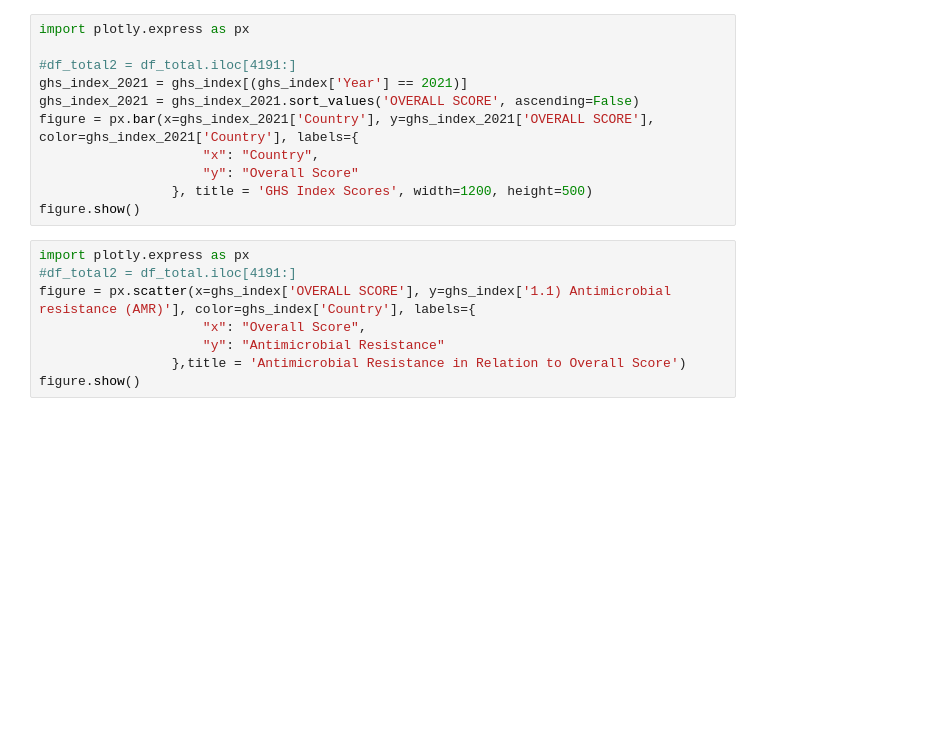
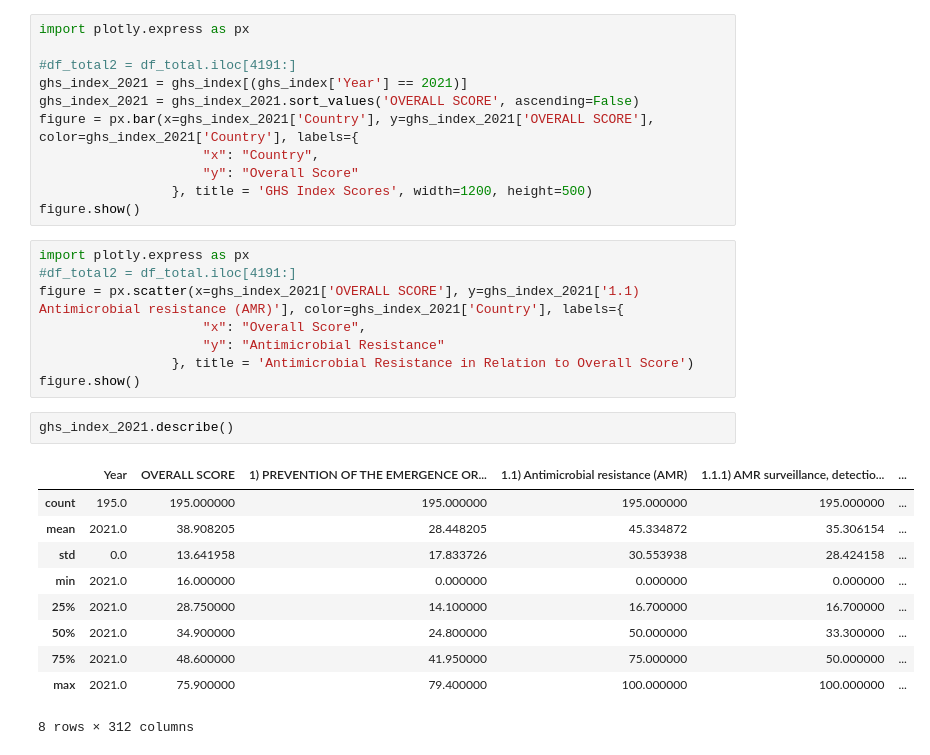
Before and after one commit to RemainingDelta/Care-Compass, a Jupyter notebook: datasets/preprocessed-datasets/DataCleaning_Arthur.ipynb, the cells around one changed output. Saved outputs shown, nothing was run; the diff lists cells and outputs as text; blank space fills up the shorter version.

```diff
--- a/datasets/preprocessed-datasets/DataCleaning_Arthur.ipynb
+++ b/datasets/preprocessed-datasets/DataCleaning_Arthur.ipynb
@@ -314,8 +309,21 @@ figure.show()
 # %%
 import plotly.express as px
 #df_total2 = df_total.iloc[4191:]
-figure = px.scatter(x=ghs_index['OVERALL SCORE'], y=ghs_index['1.1) Antimicrobial resistance (AMR)'], color=ghs_index['Country'], labels={
+figure = px.scatter(x=ghs_index_2021['OVERALL SCORE'], y=ghs_index_2021['1.1) Antimicrobial resistance (AMR)'], color=ghs_index_2021['Country'], labels={
                      "x": "Overall Score",
                      "y": "Antimicrobial Resistance"
-                 },title = 'Antimicrobial Resistance in Relation to Overall Score')
+                 }, title = 'Antimicrobial Resistance in Relation to Overall Score')
 figure.show()
+# %%
+ghs_index_2021.describe()
+# %% [output]
+|  | Year | OVERALL SCORE | 1) PREVENTION OF THE EMERGENCE OR... | 1.1) Antimicrobial resistance (AMR) | 1.1.1) AMR surveillance, detectio... | ... |
+| count | 195.0 | 195.000000 | 195.000000 | 195.000000 | 195.000000 | ... |
+| mean | 2021.0 | 38.908205 | 28.448205 | 45.334872 | 35.306154 | ... |
+| std | 0.0 | 13.641958 | 17.833726 | 30.553938 | 28.424158 | ... |
+| min | 2021.0 | 16.000000 | 0.000000 | 0.000000 | 0.000000 | ... |
+| 25% | 2021.0 | 28.750000 | 14.100000 | 16.700000 | 16.700000 | ... |
+| 50% | 2021.0 | 34.900000 | 24.800000 | 50.000000 | 33.300000 | ... |
+| 75% | 2021.0 | 48.600000 | 41.950000 | 75.000000 | 50.000000 | ... |
+| max | 2021.0 | 75.900000 | 79.400000 | 100.000000 | 100.000000 | ... |
+8 rows × 312 columns
```
Also changed, not shown: parts of 8 cells of this notebook.
